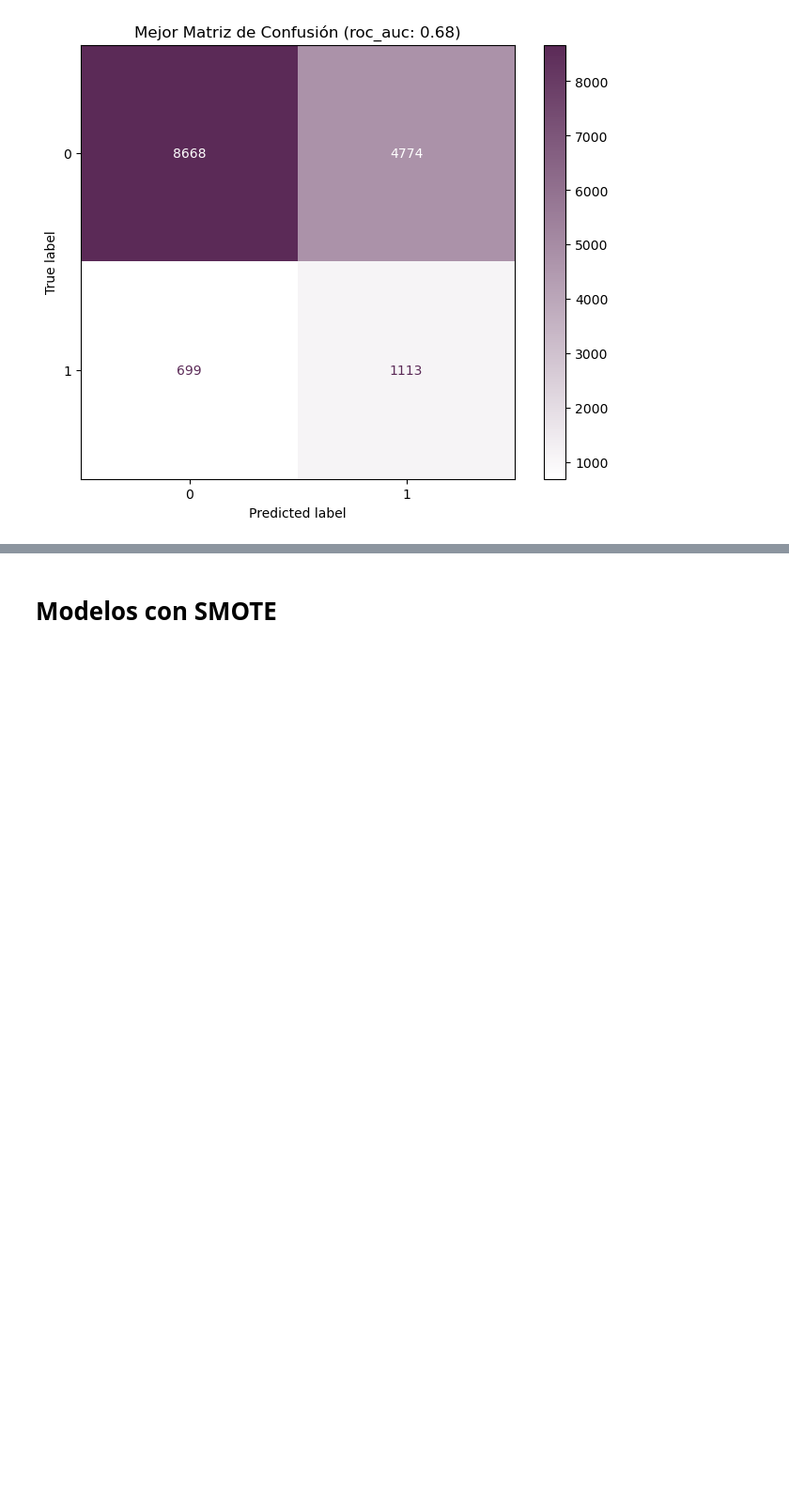
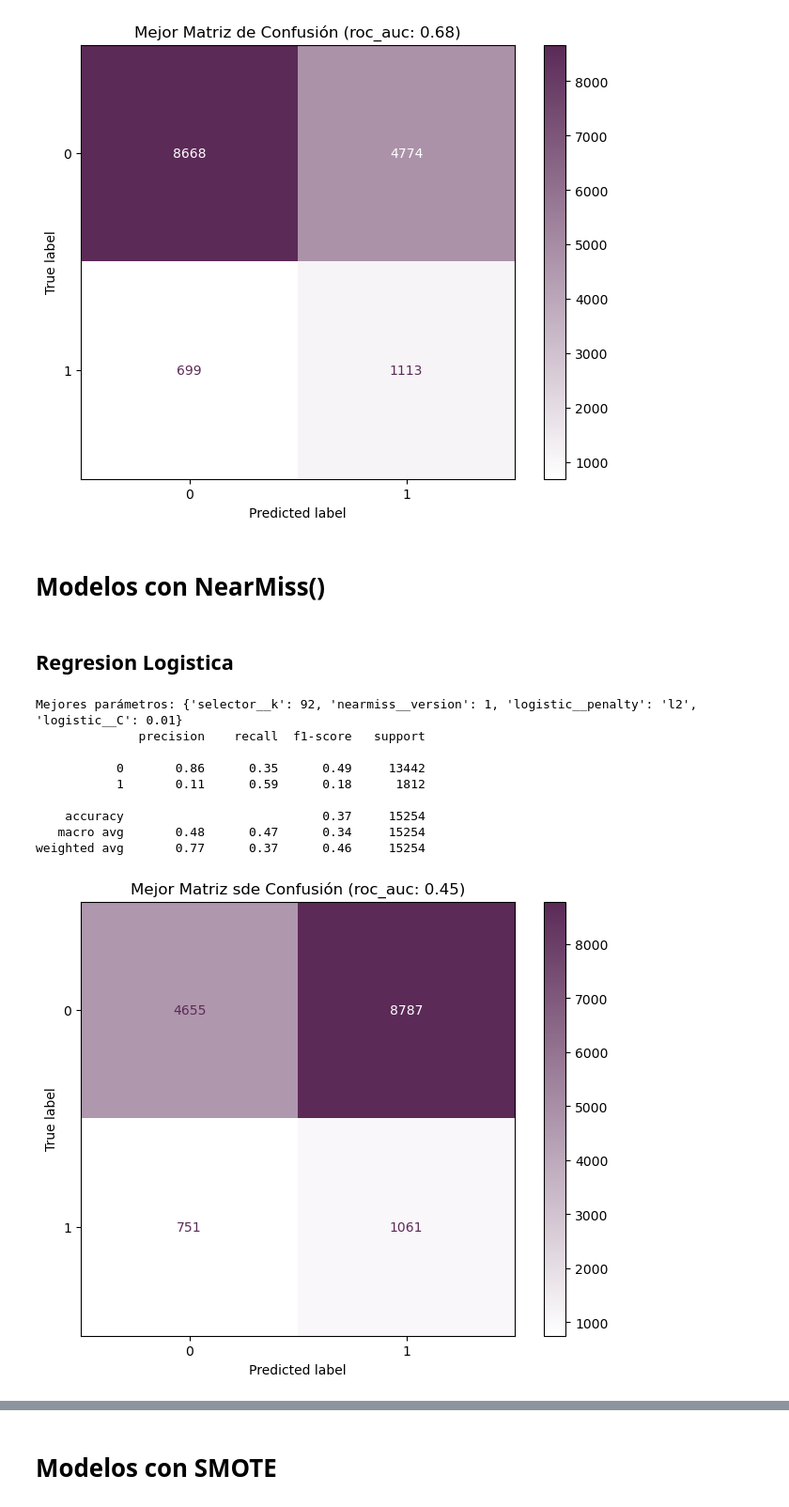
Before and after one commit to danielsoponaru/25-26_R07_NARANJA, a Jupyter notebook: 02-EDA.ipynb, the cells around one changed output, grey strips where cells are left out. Shown at 94% size. Drawn from its saved outputs; the diff is of its cells as text; code cells hidden in the pictures; blank space fills up the shorter version.

```diff
--- a/02-EDA.ipynb
+++ b/02-EDA.ipynb
@@ -333,6 +332,8 @@ fila_SVM = {
     "roc-auc": modelo.best_score_,
     "recall 1": report["1"]["recall"],
     "f1-score medio": report["macro avg"]["f1-score"]}
+
+filas.append(fila_SVM)
 # %% [output]
 Mejores parámetros: {'svm__C': 10, 'selector__k': 40}
               precision    recall  f1-score   support
@@ -393,6 +394,8 @@ fila_Arbol_gini = {
     "roc-auc": modelo.best_score_,
     "recall 1": report["1"]["recall"],
     "f1-score medio": report["macro avg"]["f1-score"]}
+
+filas.append(fila_Arbol_gini)
 # %% [output]
 Mejores parámetros: {'selector__k': 60, 'dt__min_samples_split': 20, 'dt__min_samples_leaf': 4, 'dt__max_depth': 5, 'dt__criterion': 'gini'}
               precision    recall  f1-score   support
@@ -453,6 +456,8 @@ fila_Arbol_entropy = {
     "roc-auc": modelo.best_score_,
     "recall 1": report["1"]["recall"],
     "f1-score medio": report["macro avg"]["f1-score"]}
+
+filas.append(fila_Arbol_entropy)
 # %% [output]
 Mejores parámetros: {'selector__k': 90, 'dt__min_samples_split': 5, 'dt__min_samples_leaf': 8, 'dt__max_depth': 5, 'dt__criterion': 'entropy'}
               precision    recall  f1-score   support
@@ -513,6 +518,8 @@ fila_Arbol_log_poss = {
     "roc-auc": modelo.best_score_,
     "recall 1": report["1"]["recall"],
     "f1-score medio": report["macro avg"]["f1-score"]}
+
+filas.append(fila_Arbol_log_poss)
 # %% [output]
 Mejores parámetros: {'selector__k': 90, 'dt__min_samples_split': 5, 'dt__min_samples_leaf': 8, 'dt__max_depth': 5, 'dt__criterion': 'log_loss'}
               precision    recall  f1-score   support
@@ -524,3 +531,68 @@ Mejores parámetros: {'selector__k': 90, 'dt__min_samples_split': 5, 'dt__min_sa
    macro avg       0.56      0.63      0.52     15254
 weighted avg       0.84      0.64      0.70     15254
 [figure]
+# %% [markdown]
+# Modelos con NearMiss()
+# %% [markdown]
+## Regresion Logistica
+# %%
+# ENTRENAMOS EL MEJOR MODELO
+pipeline = Pipeline([
+    ('scaler', StandardScaler()),
+    ('selector', SelectKBest(score_func=f_classif)),
+    ('nearmiss', NearMiss()),
+    ('logistic', LogisticRegression(solver='liblinear'))])
+
+parametros = {
+    'logistic__C': [0.01, 0.1, 1, 10],
+    'logistic__penalty': ['l1', 'l2'],
+    'selector__k': [40, 60, 80, 92],
+    'nearmiss__version': [1]}
+
+modelo = RandomizedSearchCV(
+    pipeline,
+    param_distributions=parametros,
+    n_iter=15,
+    cv=5,
+    scoring='roc_auc',
+    n_jobs=-1,
+    random_state=6)
+
+modelo.fit(x_train, y_train)
+
+y_pred = modelo.best_estimator_.predict(x_test)
+
+# RESULTADOS
+cm = confusion_matrix(y_test, y_pred)
+
+fig, ax = plt.subplots(figsize=(8, 6))
+disp = ConfusionMatrixDisplay(confusion_matrix=cm,
+                              display_labels=modelo.best_estimator_.classes_)
+
+disp.plot(cmap=lagun_cmap, ax=ax, values_format='d')
+
+plt.title(f'Mejor Matriz sde Confusión (roc_auc: {modelo.best_score_:.2f})')
+
+print(f"Mejores parámetros: {modelo.best_params_}")
+print(classification_report(y_test, y_pred))
+plt.show()
+
+report = classification_report(y_test, y_pred, output_dict=True)
+fila_RegLog_Near = {
+    "modelo": "Regresion Logistica (NearMiss)",
+    "roc-auc": modelo.best_score_,
+    "recall 1": report["1"]["recall"],
+    "f1-score medio": report["macro avg"]["f1-score"]}
+
+filas.append(fila_RegLog_Near)
+# %% [output]
+Mejores parámetros: {'selector__k': 92, 'nearmiss__version': 1, 'logistic__penalty': 'l2', 'logistic__C': 0.01}
+              precision    recall  f1-score   support
+
+           0       0.86      0.35      0.49     13442
+           1       0.11      0.59      0.18      1812
+
+    accuracy                           0.37     15254
+   macro avg       0.48      0.47      0.34     15254
+weighted avg       0.77      0.37      0.46     15254
+[figure, added]
```
Also changed, not shown: parts of 29 cells of this notebook, 1 other file.
